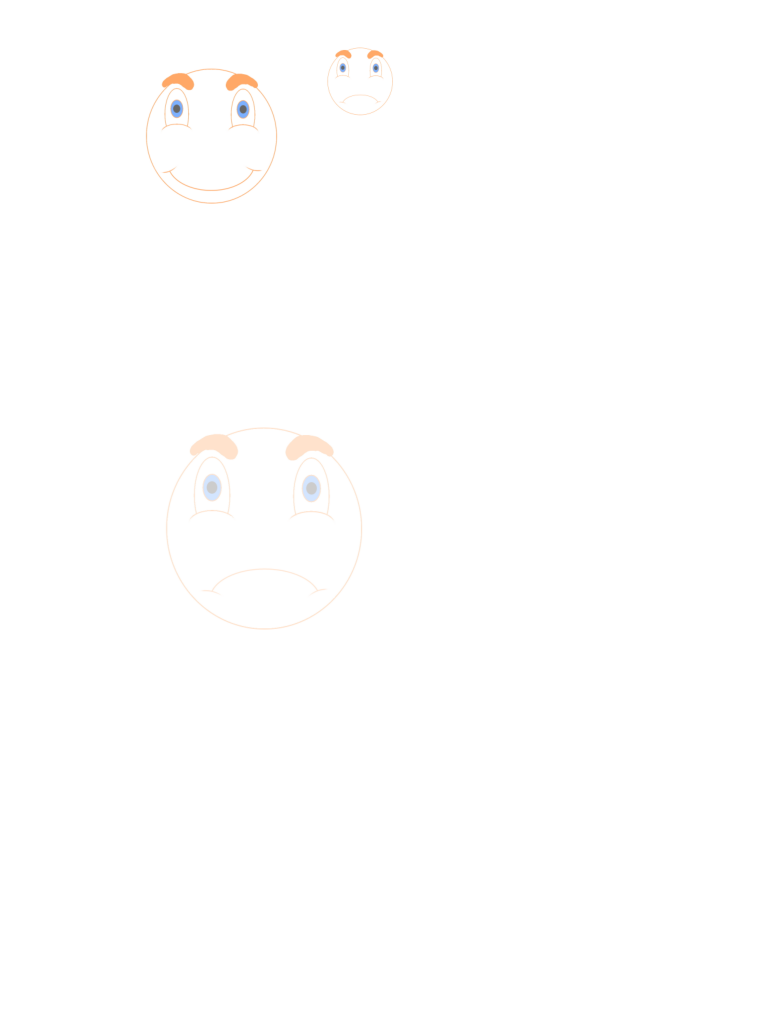
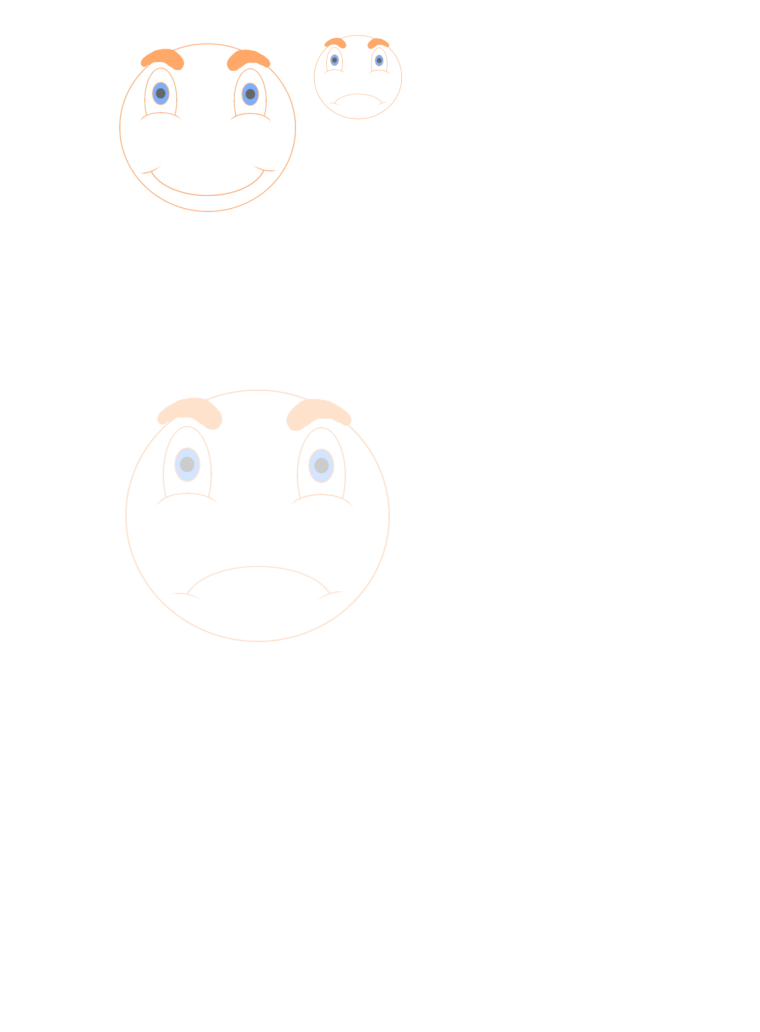
Before and after one commit to Norlez/Group-Emotion-Representation, a Jupyter notebook: representer.ipynb, the cells around one changed output. Drawn from its saved outputs; the diff is of its cells as text; code cells hidden in the pictures.

Commit message:
New images has been added

```diff
--- a/representer.ipynb
+++ b/representer.ipynb
@@ -40,19 +44,19 @@ max_height = 500
 # %%
 # case 0:
 happy_percent = 40
 sad_percent = 20
 unknown_percent = 40
-er = ge_rep.emotion_representer(max_width, max_height, 'happy.jpg', 'sad.jpg')
+er = ge_rep.emotion_representer(max_width, max_height, 'happy.png', 'sad.png')
 happyness_image = er.get_repr(happy_percent, sad_percent, unknown_percent)
 ge_rep.display_image(happyness_image, figsize=(5, 4))
 # %% [output]
-[figure, old version]
+[figure, new version]
 # %%
 # case 1:
 happyness_image = er.get_repr(0, 20, 80)
 ge_rep.display_image(happyness_image, figsize=(5, 4))
 # %% [output]
-[figure, old version]
+[figure, new version]
 # %%
 # case 2:
 happyness_image = er.get_repr(0, 0, 100)
```
Also changed, not shown: parts of 12 cells of this notebook, 21 other files.
